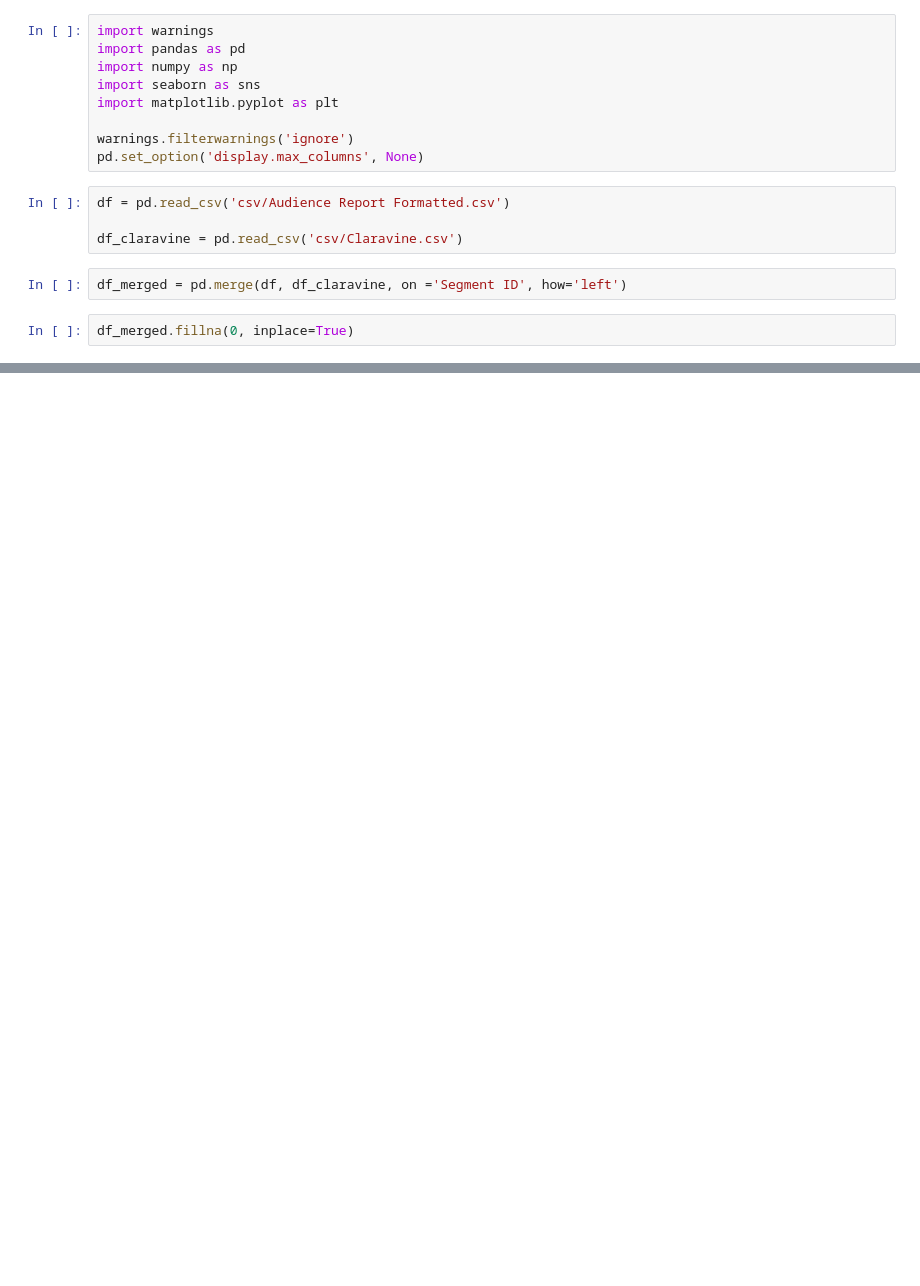
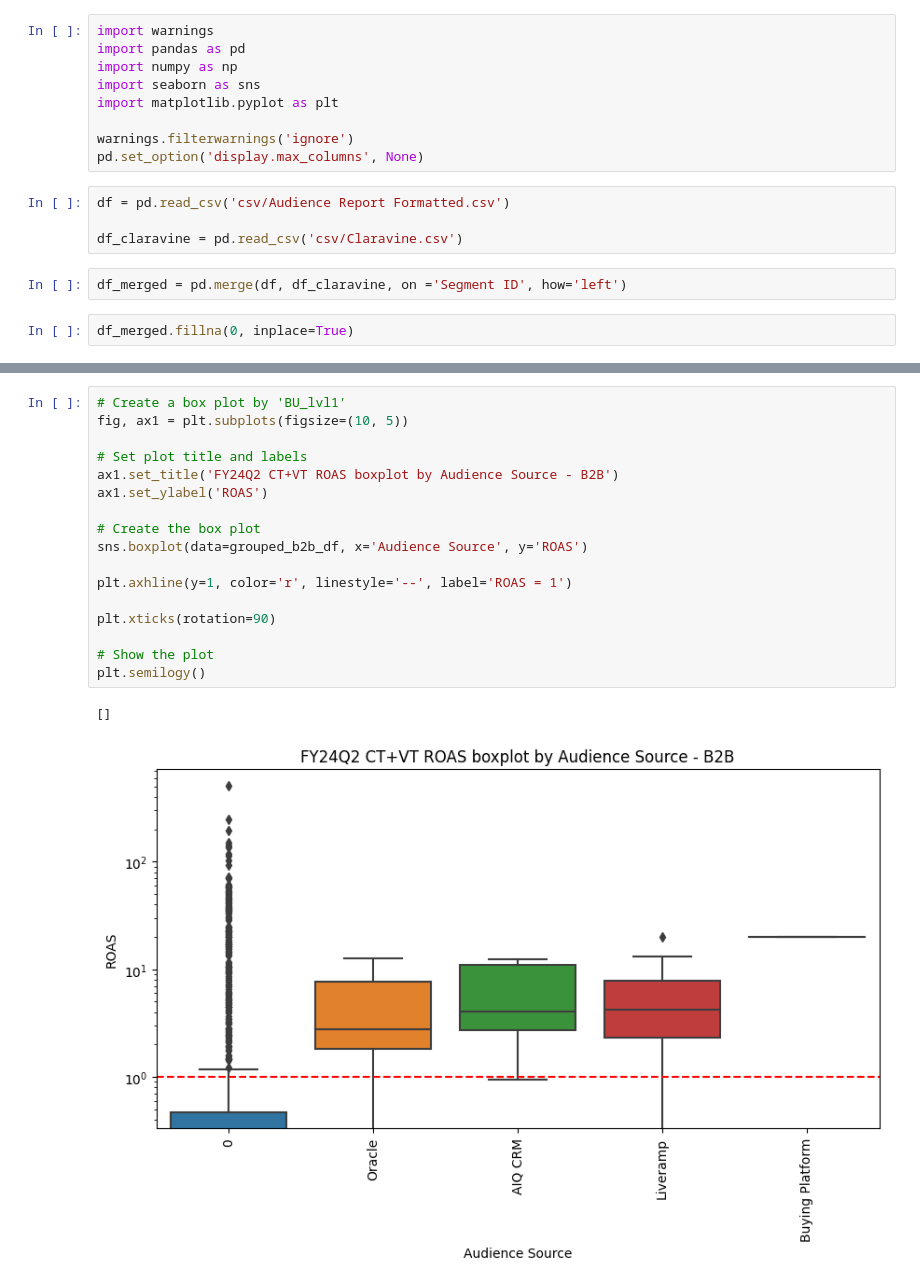
Before and after one commit to 0xrsfagundes/File-Manipulation, a Jupyter notebook: Audience Performance Analysis/3. ID Provider Performance Analysis.ipynb, the cells around one changed output, grey strips where cells are left out. Cells and saved outputs as stored; diff of their text form; blank space fills up the shorter version.

```diff
--- a/Audience Performance Analysis/3. ID Provider Performance Analysis.ipynb
+++ b/Audience Performance Analysis/3. ID Provider Performance Analysis.ipynb
@@ -73,0 +78,20 @@ plt.semilogy()
+# %%
+# Create a box plot by 'BU_lvl1'
+fig, ax1 = plt.subplots(figsize=(10, 5))
+
+# Set plot title and labels
+ax1.set_title('FY24Q2 CT+VT ROAS boxplot by Audience Source - B2B')
+ax1.set_ylabel('ROAS')
+
+# Create the box plot
+sns.boxplot(data=grouped_b2b_df, x='Audience Source', y='ROAS')
+
+plt.axhline(y=1, color='r', linestyle='--', label='ROAS = 1')
+
+plt.xticks(rotation=90)
+
+# Show the plot
+plt.semilogy()
+# %% [output]
+[]
+[figure, added]
```
Also changed, not shown: parts of 2 cells of this notebook.
